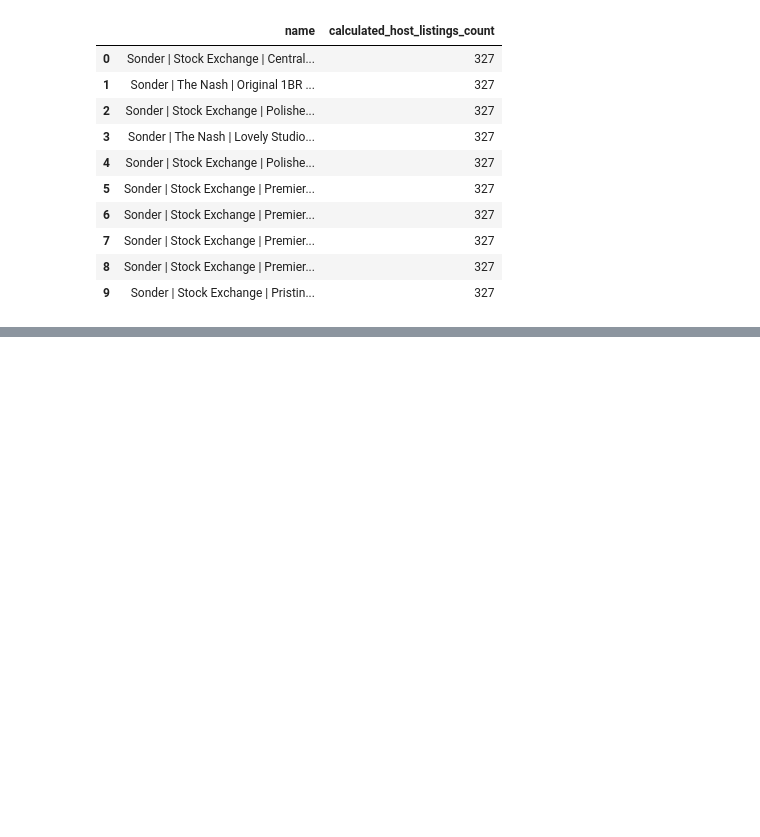
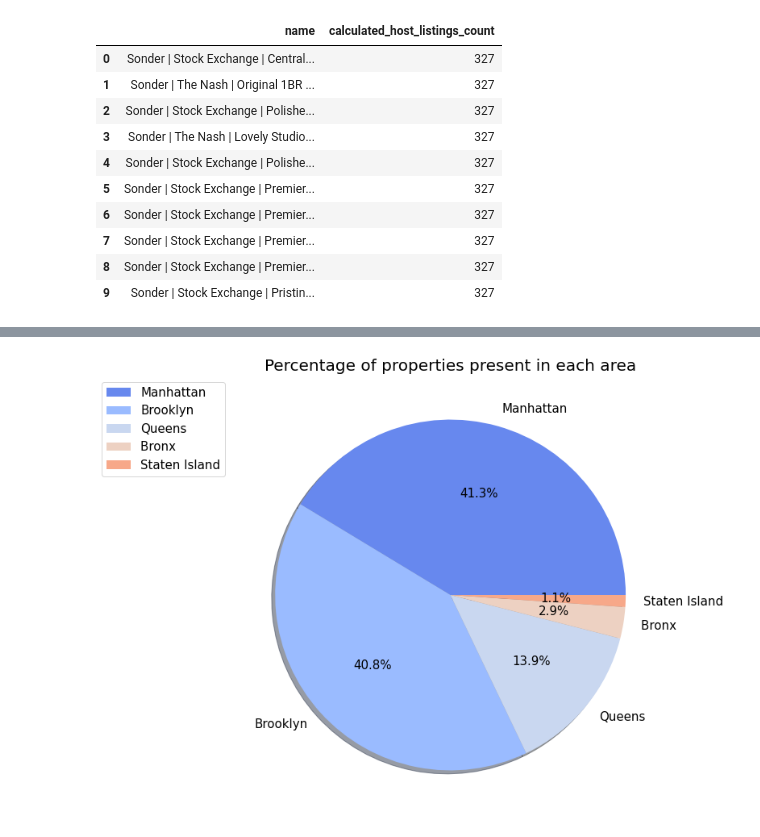
Before and after one commit to amol004/Airbnb-booking-analysis, a Jupyter notebook: Airbnb_bookings_analysis.ipynb, the cells around one changed output, grey strips where cells are left out. Drawn from its saved outputs; the diff is of its cells as text; code cells hidden in the pictures; blank space fills up the shorter version.

```diff
--- a/Airbnb_bookings_analysis.ipynb
+++ b/Airbnb_bookings_analysis.ipynb
@@ -331,0 +332,7 @@ plt.xlabel('Number of hosts ------>',fontsize=20); # x axis label
+# %%
+plt.rcParams['figure.figsize'] = (12,10) # figure size
+plt.pie(airbnb_df['neighbourhood_group'].value_counts(),labels=['Manhattan','Brooklyn','Queens','Bronx ','Staten Island'],colors = sns.color_palette('coolwarm'),autopct='%1.1f%%',shadow=True)
+plt.title('Percentage of properties present in each area',fontsize=20) # title
+plt.legend(bbox_to_anchor=(0,1)); # label info box placement
+# %% [output]
+[figure, added]
```
Also changed, not shown: parts of 2 cells of this notebook.
